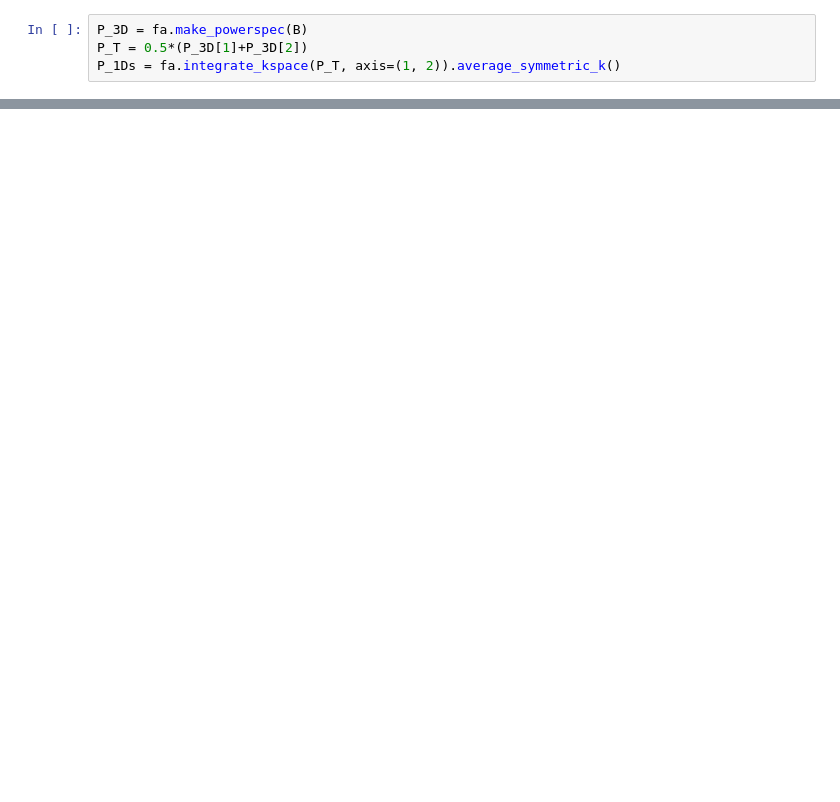
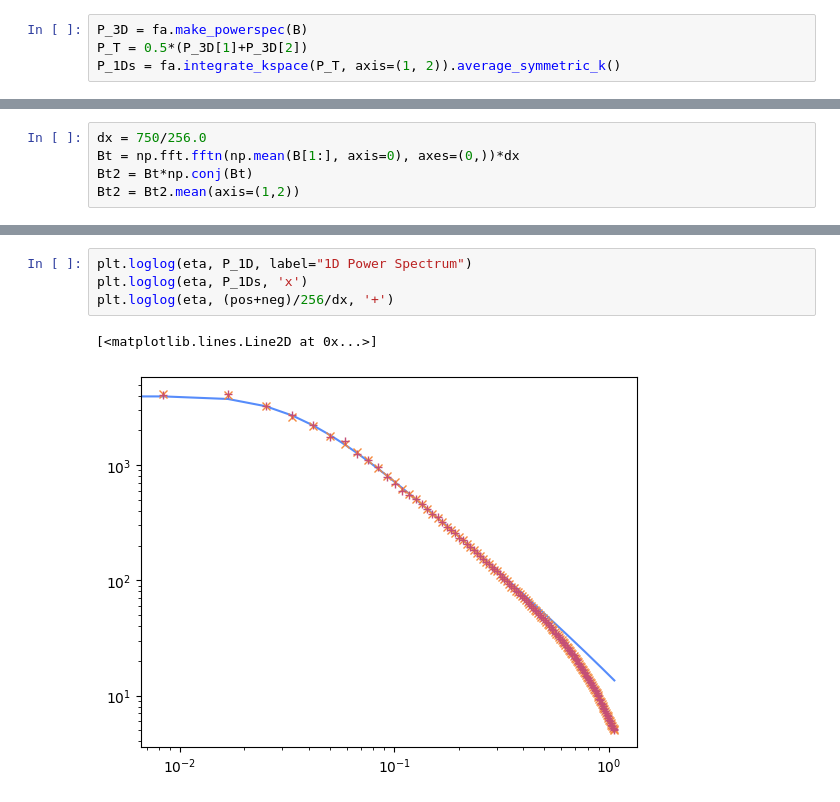
Before and after one commit to jzuhone/field_kit, a Jupyter notebook: examples/P3D_to_P1D.ipynb, the cells around one changed output, grey strips where cells are left out. Cells and saved outputs as stored; diff of their text form; blank space fills up the shorter version.

```diff
--- a/examples/P3D_to_P1D.ipynb
+++ b/examples/P3D_to_P1D.ipynb
@@ -54,0 +55,5 @@ plt.loglog(eta, P_1Ds, 'x')
+# %%
+dx = 750/256.0
+Bt = np.fft.fftn(np.mean(B[1:], axis=0), axes=(0,))*dx
+Bt2 = Bt*np.conj(Bt)
+Bt2 = Bt2.mean(axis=(1,2))
@@ -54,0 +70,7 @@ plt.loglog(eta, P_1Ds, 'x')
+# %%
+plt.loglog(eta, P_1D, label="1D Power Spectrum")
+plt.loglog(eta, P_1Ds, 'x')
+plt.loglog(eta, (pos+neg)/256/dx, '+')
+# %% [output]
+[<matplotlib.lines.Line2D at 0x...>]
+[figure, added]
```
Also changed, not shown: parts of 8 cells of this notebook, 19 other files.
